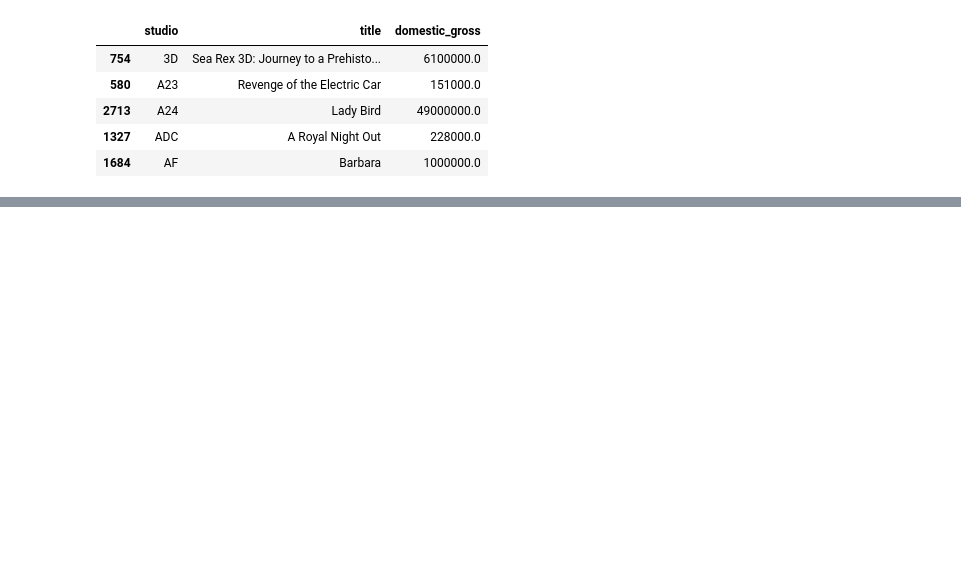
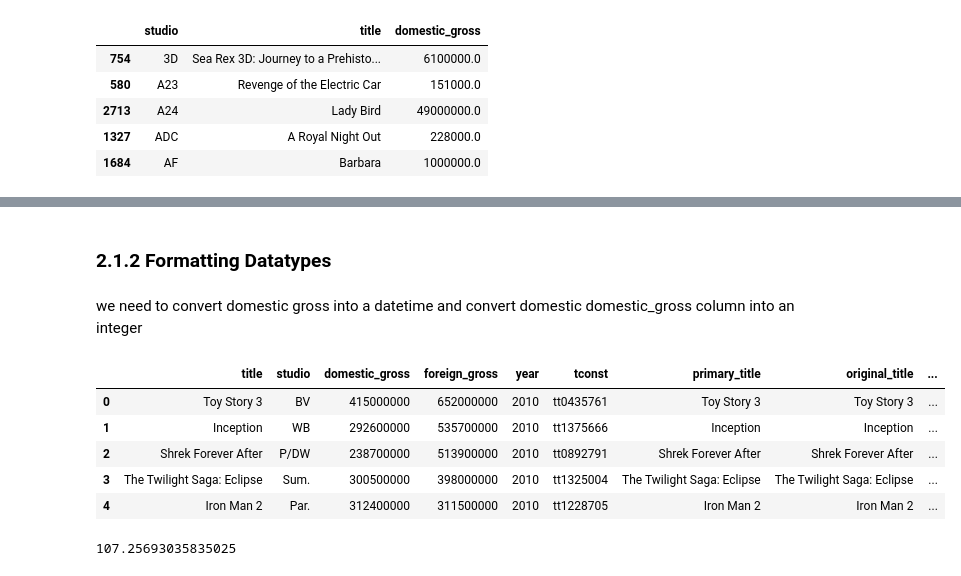
Before and after one commit to raphiqi/BOX-OFFICE-PERFORMANCE-ANALYSIS, a Jupyter notebook: IMDB data project 1-checkpoint.ipynb, the cells around one changed output, grey strips where cells are left out. Drawn from its saved outputs; the diff is of its cells as text; code cells hidden in the pictures; blank space fills up the shorter version.

```diff
--- a/IMDB data project 1-checkpoint.ipynb
+++ b/IMDB data project 1-checkpoint.ipynb
@@ -169,0 +216,25 @@ highest_grossing_movies.head()
+# %% [markdown]
+### 2.1.2 Formatting Datatypes
+# %% [markdown]
+we need to convert domestic gross into a datetime and convert domestic domestic_gross column into an integer
+# %%
+# Remove rows with non-finite values in 'domestic_gross' column
+merged_data = merged_data.dropna(subset=['domestic_gross'])
+
+# Convert 'domestic_gross' column to int
+merged_data['domestic_gross'] = merged_data['domestic_gross'].astype(int)
+merged_data.head()
+# %% [output]
+|  | title | studio | domestic_gross | foreign_gross | year | tconst | primary_title | original_title | ... |
+| 0 | Toy Story 3 | BV | 415000000 | 652000000 | 2010 | tt0435761 | Toy Story 3 | Toy Story 3 | ... |
+| 1 | Inception | WB | 292600000 | 535700000 | 2010 | tt1375666 | Inception | Inception | ... |
+| 2 | Shrek Forever After | P/DW | 238700000 | 513900000 | 2010 | tt0892791 | Shrek Forever After | Shrek Forever After | ... |
+| 3 | The Twilight Saga: Eclipse | Sum. | 300500000 | 398000000 | 2010 | tt1325004 | The Twilight Saga: Eclipse | The Twilight Saga: Eclipse | ... |
+| 4 | Iron Man 2 | Par. | 312400000 | 311500000 | 2010 | tt1228705 | Iron Man 2 | Iron Man 2 | ... |
+# %%
+# Fill missing values in 'runtime_minutes' column with the mean value
+mean_runtime = merged_data['runtime_minutes'].mean()
+merged_data['runtime_minutes'] = merged_data['runtime_minutes'].fillna(mean_runtime)
+mean_runtime
+# %% [output]
+107.25693035835025
```
Also changed, not shown: parts of 8 cells of this notebook.
